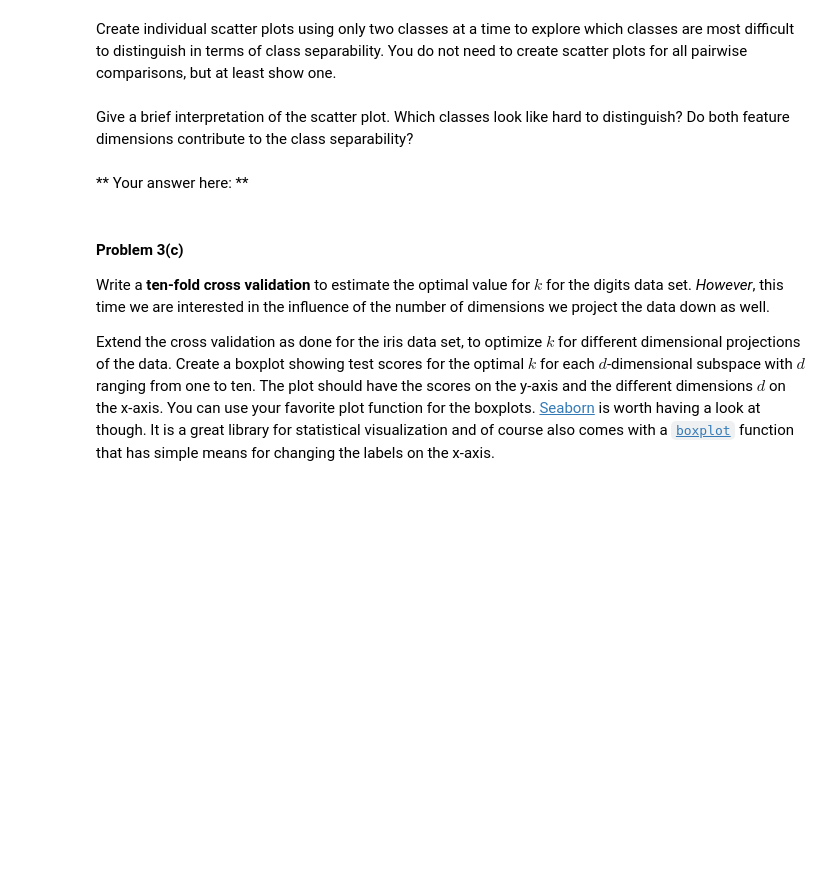
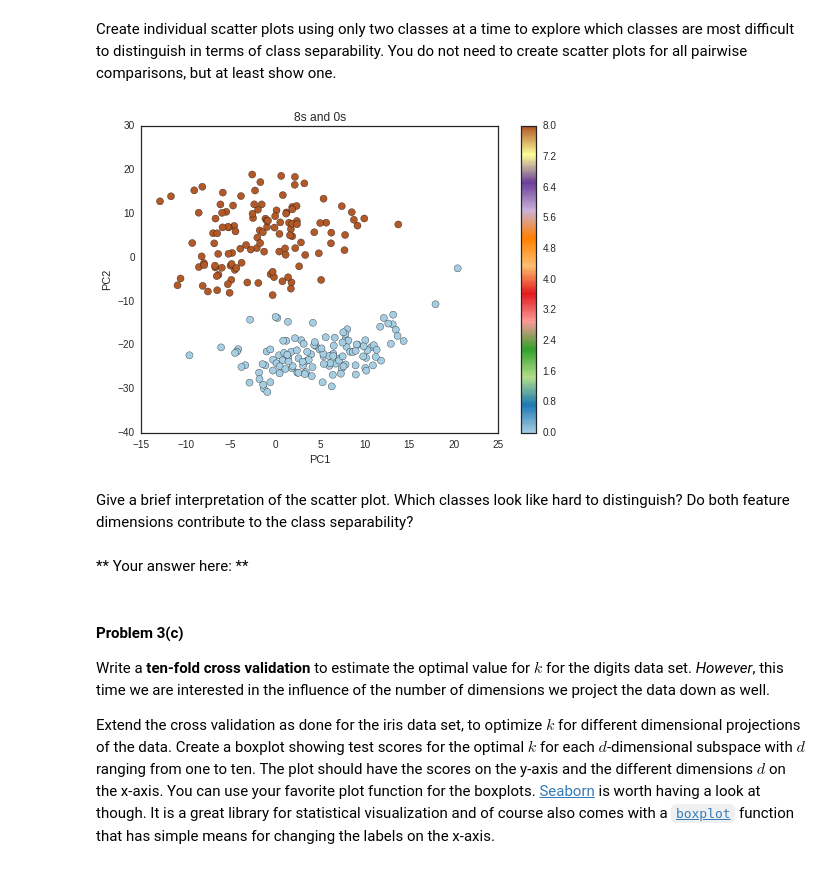
Before and after one commit to gaspaio/harvard-cs109-2014, a Jupyter notebook: homework-mine/HW3-mine.ipynb, the cells around one changed output. Saved outputs shown, nothing was run; the diff lists cells and outputs as text; code cells hidden in the pictures; blank space fills up the shorter version.

```diff
--- a/homework-mine/HW3-mine.ipynb
+++ b/homework-mine/HW3-mine.ipynb
@@ -531,3 +609,17 @@ Create individual scatter plots using only two classes at a time to explore whic
+# %%
+idx_0_8 = (Y_train == 0) | (Y_train == 8)
+
+X_train_reduced_0_8 = X_train_reduced[idx_0_8]
+Y_train_0_8 = Y_train[idx_0_8]
+
+plt.scatter(X_train_reduced_0_8[:,0], X_train_reduced_0_8[:,1], c=Y_train_0_8, cmap=plt.cm.Paired, s=50)
+plt.colorbar()
+plt.xlabel('PC1')
+plt.ylabel('PC2')
+plt.title("8s and 0s")
+plt.show()
+# %% [output]
+[figure, added]
 # %% [markdown]
 Give a brief interpretation of the scatter plot. Which classes look like hard to distinguish? Do both feature dimensions contribute to the class separability?
 # %% [markdown]
```
Also changed, not shown: parts of 13 cells of this notebook.
